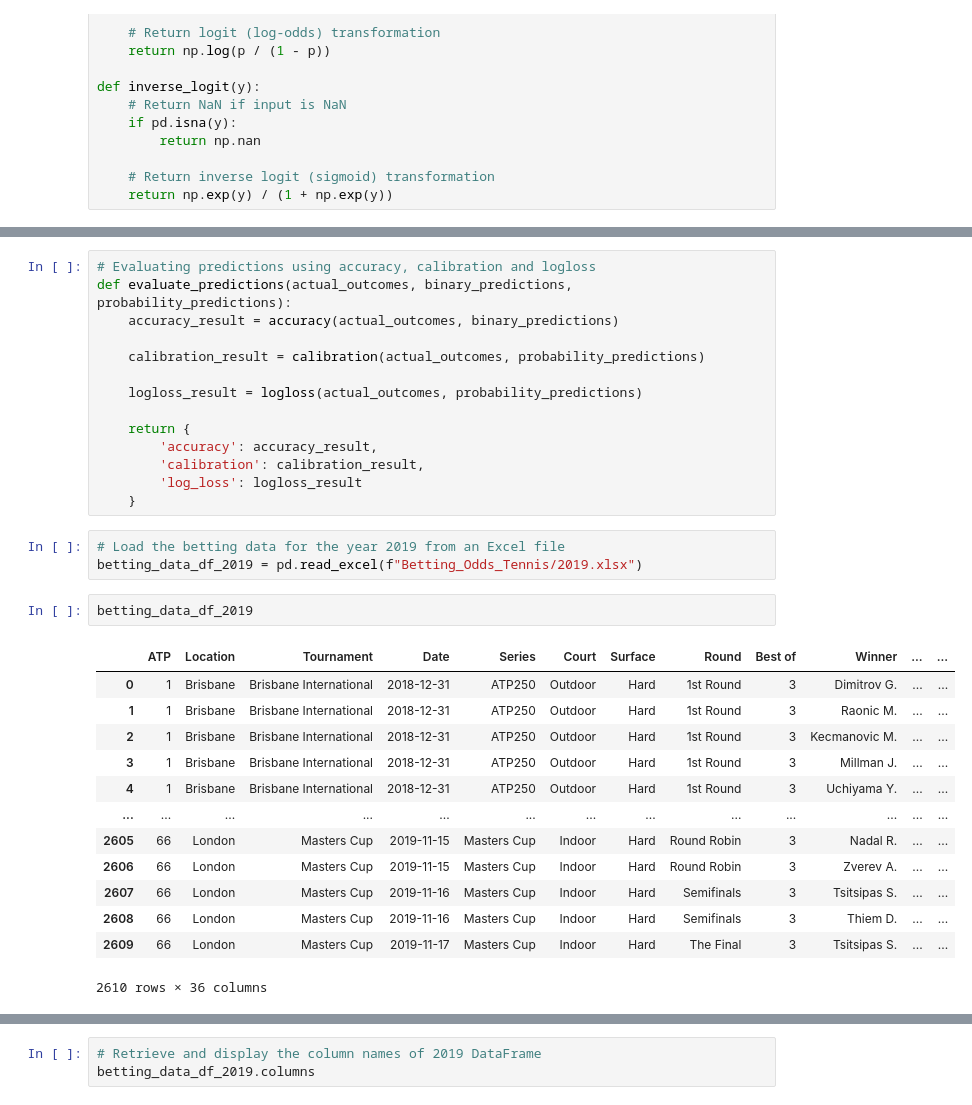
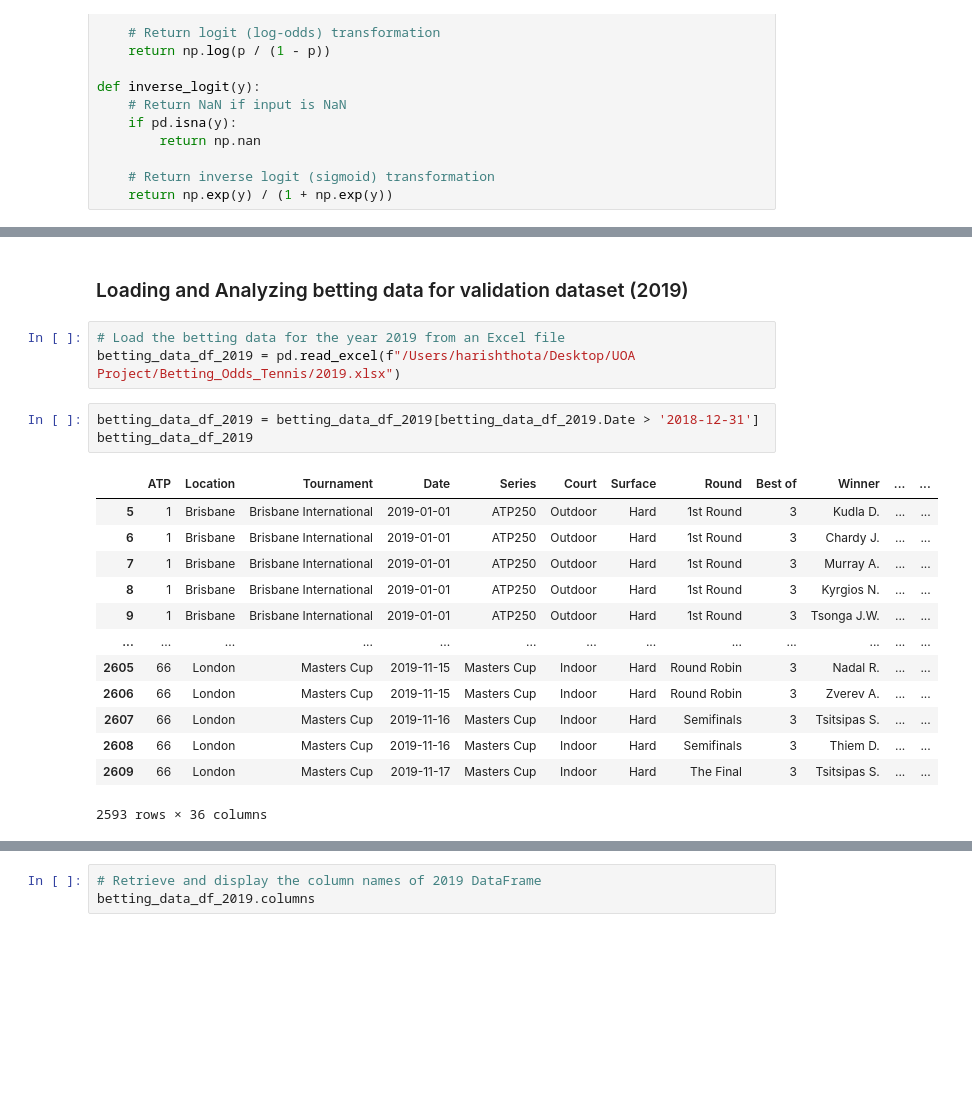
Before and after one commit to Harish-Thota1/Predicting_Tennis_Matches, a Jupyter notebook: BookMakers_Consensus_Model (BCM)_Betting_Data.ipynb, the cells around one changed output, grey strips where cells are left out. Saved outputs shown, nothing was run; the diff lists cells and outputs as text; blank space fills up the shorter version.

Commit message:
BCM for 2019 data

```diff
--- a/BookMakers_Consensus_Model (BCM)_Betting_Data.ipynb
+++ b/BookMakers_Consensus_Model (BCM)_Betting_Data.ipynb
@@ -96,36 +104,25 @@ def logloss(actual, predictions):
-# %%
-# Evaluating predictions using accuracy, calibration and logloss
-def evaluate_predictions(actual_outcomes, binary_predictions, probability_predictions):
-    accuracy_result = accuracy(actual_outcomes, binary_predictions)
-
-    calibration_result = calibration(actual_outcomes, probability_predictions)
-
-    logloss_result = logloss(actual_outcomes, probability_predictions)
-
-    return {
-        'accuracy': accuracy_result,
-        'calibration': calibration_result,
-        'log_loss': logloss_result
-    }
+# %% [markdown]
+### Loading and Analyzing betting data for validation dataset (2019)
 # %%
 # Load the betting data for the year 2019 from an Excel file
-betting_data_df_2019 = pd.read_excel(f"Betting_Odds_Tennis/2019.xlsx")
+betting_data_df_2019 = pd.read_excel(f"/Users/harishthota/Desktop/UOA Project/Betting_Odds_Tennis/2019.xlsx")
 # %%
+betting_data_df_2019 = betting_data_df_2019[betting_data_df_2019.Date > '2018-12-31']
 betting_data_df_2019
 # %% [output]
 |  | ATP | Location | Tournament | Date | Series | Court | Surface | Round | Best of | Winner | ... | ... |
-| 0 | 1 | Brisbane | Brisbane International | 2018-12-31 | ATP250 | Outdoor | Hard | 1st Round | 3 | Dimitrov G. | ... | ... |
-| 1 | 1 | Brisbane | Brisbane International | 2018-12-31 | ATP250 | Outdoor | Hard | 1st Round | 3 | Raonic M. | ... | ... |
-| 2 | 1 | Brisbane | Brisbane International | 2018-12-31 | ATP250 | Outdoor | Hard | 1st Round | 3 | Kecmanovic M. | ... | ... |
-| 3 | 1 | Brisbane | Brisbane International | 2018-12-31 | ATP250 | Outdoor | Hard | 1st Round | 3 | Millman J. | ... | ... |
-| 4 | 1 | Brisbane | Brisbane International | 2018-12-31 | ATP250 | Outdoor | Hard | 1st Round | 3 | Uchiyama Y. | ... | ... |
+| 5 | 1 | Brisbane | Brisbane International | 2019-01-01 | ATP250 | Outdoor | Hard | 1st Round | 3 | Kudla D. | ... | ... |
+| 6 | 1 | Brisbane | Brisbane International | 2019-01-01 | ATP250 | Outdoor | Hard | 1st Round | 3 | Chardy J. | ... | ... |
+| 7 | 1 | Brisbane | Brisbane International | 2019-01-01 | ATP250 | Outdoor | Hard | 1st Round | 3 | Murray A. | ... | ... |
+| 8 | 1 | Brisbane | Brisbane International | 2019-01-01 | ATP250 | Outdoor | Hard | 1st Round | 3 | Kyrgios N. | ... | ... |
+| 9 | 1 | Brisbane | Brisbane International | 2019-01-01 | ATP250 | Outdoor | Hard | 1st Round | 3 | Tsonga J.W. | ... | ... |
 | ... | ... | ... | ... | ... | ... | ... | ... | ... | ... | ... | ... | ... |
 | 2605 | 66 | London | Masters Cup | 2019-11-15 | Masters Cup | Indoor | Hard | Round Robin | 3 | Nadal R. | ... | ... |
 | 2606 | 66 | London | Masters Cup | 2019-11-15 | Masters Cup | Indoor | Hard | Round Robin | 3 | Zverev A. | ... | ... |
 | 2607 | 66 | London | Masters Cup | 2019-11-16 | Masters Cup | Indoor | Hard | Semifinals | 3 | Tsitsipas S. | ... | ... |
 | 2608 | 66 | London | Masters Cup | 2019-11-16 | Masters Cup | Indoor | Hard | Semifinals | 3 | Thiem D. | ... | ... |
 | 2609 | 66 | London | Masters Cup | 2019-11-17 | Masters Cup | Indoor | Hard | The Final | 3 | Tsitsipas S. | ... | ... |
-2610 rows × 36 columns
+2593 rows × 36 columns
 # %%
 # Generate descriptive statistics for numerical columns in the DataFrame
 betting_data_df_2019.describe()
```
Also changed, not shown: parts of 17 cells of this notebook.
